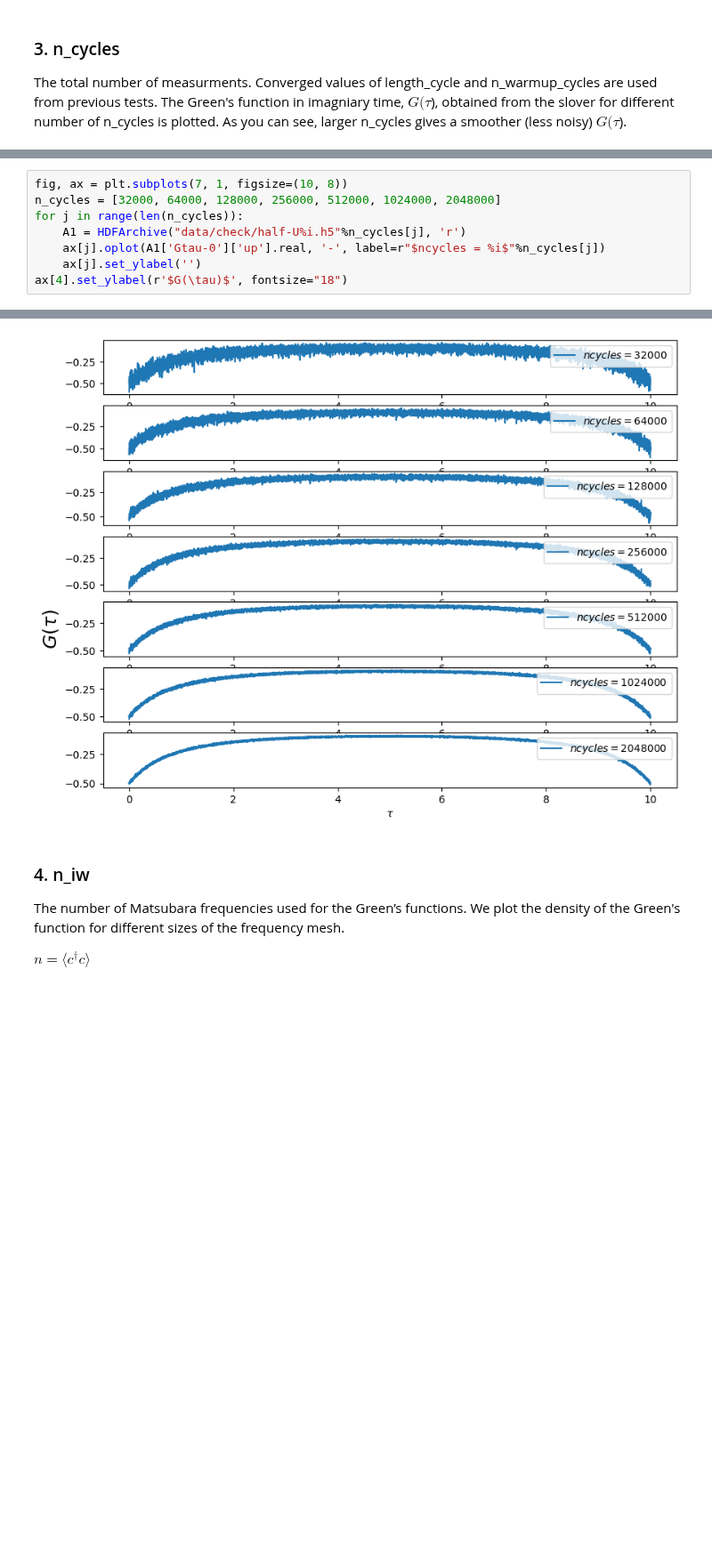
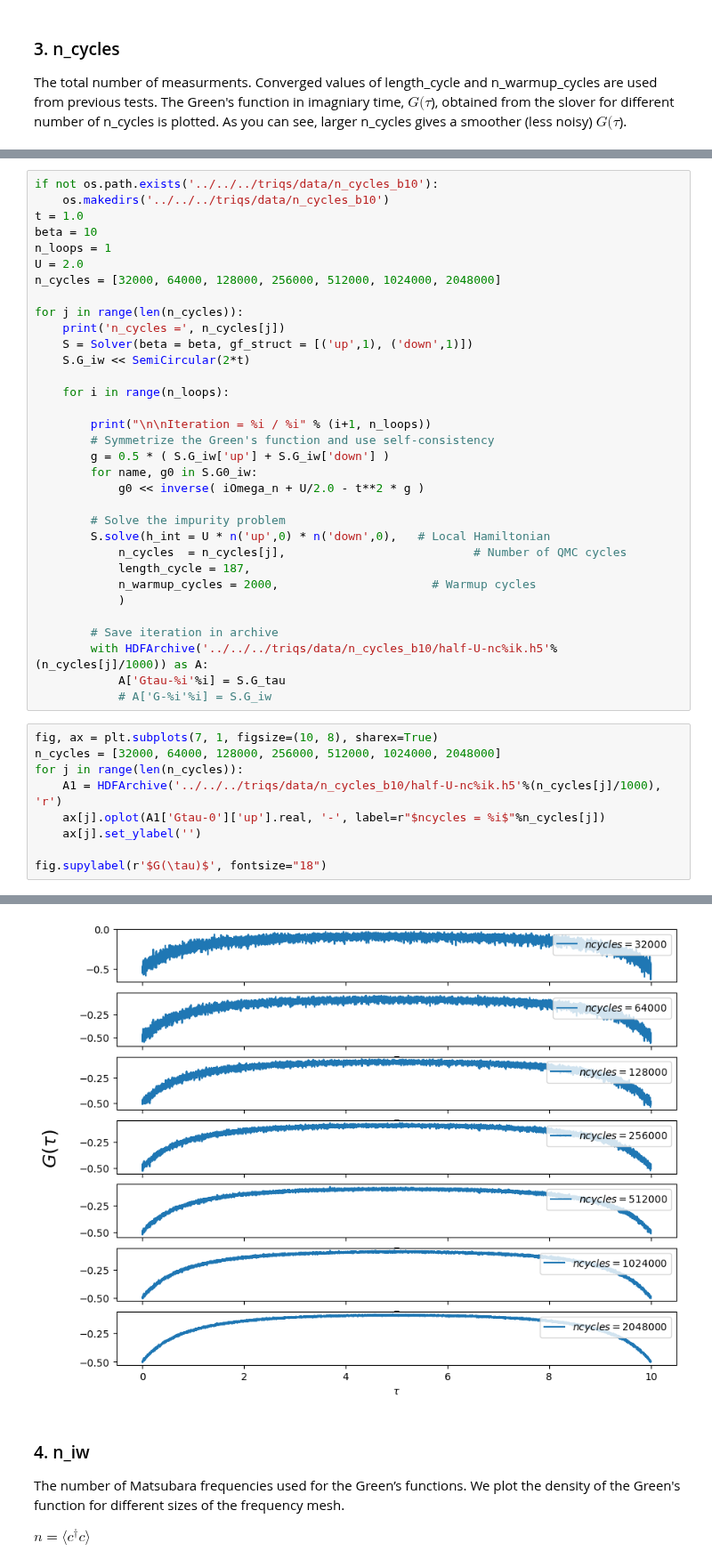
Before and after one commit to TRIQS/cthyb, a Jupyter notebook: doc/guide/cthyb_convergence_tests.ipynb, the cells around one changed output, grey strips where cells are left out. Shown at 89% size. Cells and saved outputs as stored; diff of their text form; blank space fills up the shorter version.

Commit message:
modified the path and post-processing of the first three parameters

```diff
--- a/doc/guide/cthyb_convergence_tests.ipynb
+++ b/doc/guide/cthyb_convergence_tests.ipynb
@@ -235,9 +173,43 @@ for j in range(len(n_cycles)):
+# %%
+if not os.path.exists('../../../triqs/data/n_cycles_b10'):
+    os.makedirs('../../../triqs/data/n_cycles_b10')
+t = 1.0
+beta = 10
+n_loops = 1
+U = 2.0
+n_cycles = [32000, 64000, 128000, 256000, 512000, 1024000, 2048000]
+
+for j in range(len(n_cycles)):
+    print('n_cycles =', n_cycles[j])
+    S = Solver(beta = beta, gf_struct = [('up',1), ('down',1)])
+    S.G_iw << SemiCircular(2*t)
+
+    for i in range(n_loops):
+
+        print("\n\nIteration = %i / %i" % (i+1, n_loops))
+        # Symmetrize the Green's function and use self-consistency
+        g = 0.5 * ( S.G_iw['up'] + S.G_iw['down'] )
+        for name, g0 in S.G0_iw:
+            g0 << inverse( iOmega_n + U/2.0 - t**2 * g )
+
+        # Solve the impurity problem
+        S.solve(h_int = U * n('up',0) * n('down',0),   # Local Hamiltonian
+            n_cycles  = n_cycles[j],                           # Number of QMC cycles
+            length_cycle = 187,
+            n_warmup_cycles = 2000,                      # Warmup cycles
+            )
+
+        # Save iteration in archive
+        with HDFArchive('../../../triqs/data/n_cycles_b10/half-U-nc%ik.h5'%(n_cycles[j]/1000)) as A:
+            A['Gtau-%i'%i] = S.G_tau
+            # A['G-%i'%i] = S.G_iw
 # %%
-fig, ax = plt.subplots(7, 1, figsize=(10, 8))
+fig, ax = plt.subplots(7, 1, figsize=(10, 8), sharex=True)
 n_cycles = [32000, 64000, 128000, 256000, 512000, 1024000, 2048000]
 for j in range(len(n_cycles)):
-    A1 = HDFArchive("data/check/half-U%i.h5"%n_cycles[j], 'r')
+    A1 = HDFArchive('../../../triqs/data/n_cycles_b10/half-U-nc%ik.h5'%(n_cycles[j]/1000), 'r')
     ax[j].oplot(A1['Gtau-0']['up'].real, '-', label=r"$ncycles = %i$"%n_cycles[j])
     ax[j].set_ylabel('')
-ax[4].set_ylabel(r'$G(\tau)$', fontsize="18")
+
+fig.supylabel(r'$G(\tau)$', fontsize="18")
 # %% [output]
@@ -245,4 +217,4 @@ Text(0, 0.5, '$G(\\tau)$')
-[figure, old version]
+[figure, new version]
 # %% [markdown]
 ### 4. n_iw
 
```
Also changed, not shown: parts of 13 cells of this notebook.
